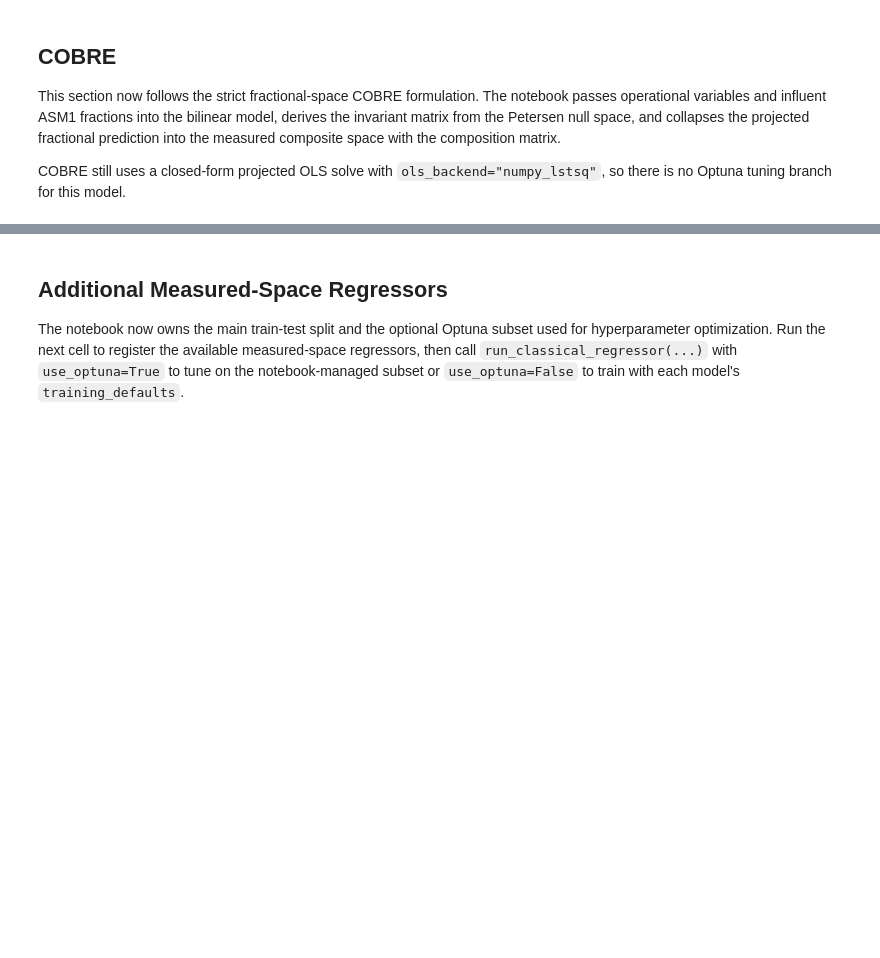
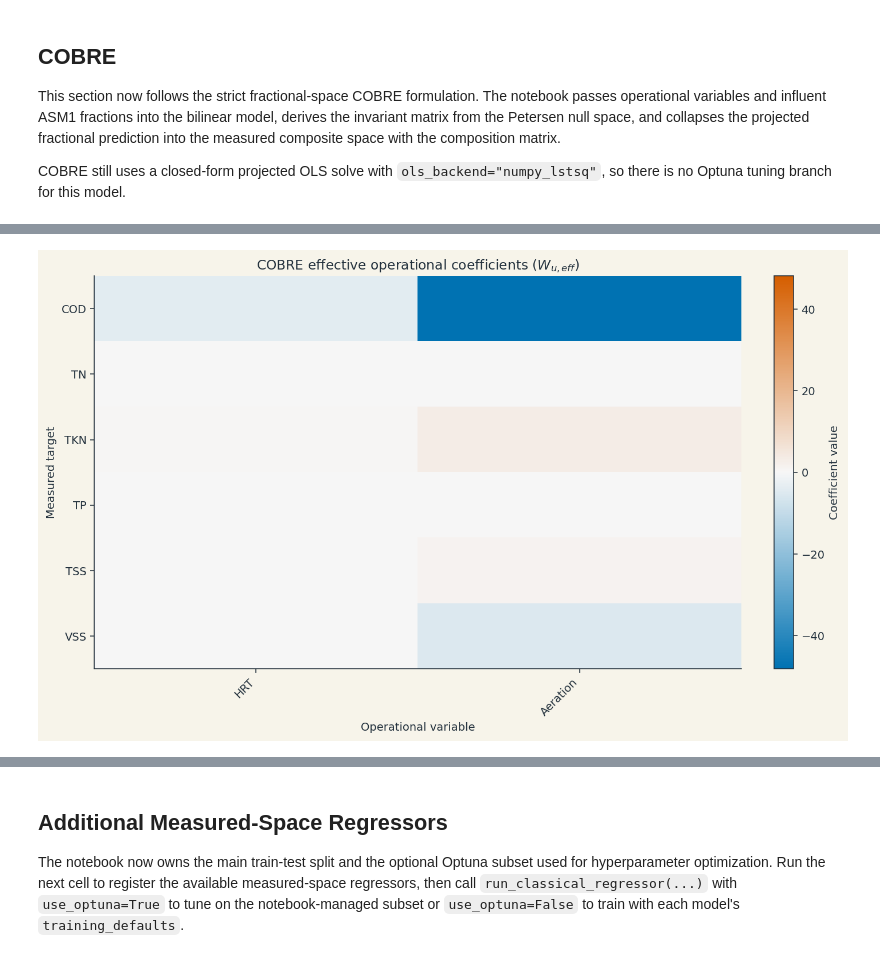
Before and after one commit to egbertoselerio1997/pibre-model, a Jupyter notebook: main.ipynb, the cells around one changed output, grey strips where cells are left out. Cells and saved outputs as stored; diff of their text form; code cells hidden in the pictures; blank space fills up the shorter version.

Commit message:
Revised plot for heatmap.

```diff
--- a/main.ipynb
+++ b/main.ipynb
@@ -396,3 +396,86 @@ Saved metrics summary: C:\Users\eselerio\projects\pibre-model\results\cobre\metr
 |  | count | mean | std | min | 25% | 50% | 75% | max |
 | raw_constraint_l2 | 2000.0 | 5.991861e+04 | 1.822054e+04 | 2.889689e+04 | 4.371697e+04 | 5.940236e+04 | 7.573065e+04 | 9.374183e+04 |
 | projected_constraint_l2 | 2000.0 | 4.842017e-11 | 1.936333e-11 | 1.064536e-11 | 3.340962e-11 | 4.448628e-11 | 5.912546e-11 | 1.218969e-10 |
+# %%
+import matplotlib.pyplot as plt
+
+from src.utils.plot import (
+    plot_coefficient_bar_chart,
+    plot_coefficient_heatmap,
+    plot_coefficient_tensor_heatmaps,
+)
+
+effective_coefficients = cobre_result["model_bundle"]["effective_coefficients"]
+measured_targets = list(metadata["measured_output_columns"])
+operational_variables = list(metadata["operational_columns"])
+influent_fractional_variables = list(metadata["state_columns"])
+
+figure, _ = plot_coefficient_heatmap(
+    effective_coefficients["W_u"],
+    row_labels=measured_targets,
+    column_labels=operational_variables,
+    title=r"COBRE effective operational coefficients ($W_{u,eff}$)",
+    x_label="Operational variable",
+    y_label="Measured target",
+)
+display(figure)
+plt.close(figure)
+
+figure, _ = plot_coefficient_heatmap(
+    effective_coefficients["W_in"],
+    row_labels=measured_targets,
+    column_labels=influent_fractional_variables,
+    title=r"COBRE effective influent coefficients ($W_{in,eff}$)",
+    x_label="Influent fractional variable",
+    y_label="Measured target",
+)
+display(figure)
+plt.close(figure)
+
+figure, _ = plot_coefficient_bar_chart(
+    effective_coefficients["b"],
+    labels=measured_targets,
+    title=r"COBRE effective bias coefficients ($b_{eff}$)",
+    x_label="Measured target",
+    y_label="Coefficient value",
+)
+display(figure)
+plt.close(figure)
+
+figure, _ = plot_coefficient_tensor_heatmaps(
+    effective_coefficients["Theta_uu"],
+    target_labels=measured_targets,
+    row_labels=operational_variables,
+    column_labels=operational_variables,
+    title=r"COBRE effective operational interaction coefficients ($\Theta_{uu,eff}$)",
+    x_label="Operational variable",
+    y_label="Operational variable",
+)
+display(figure)
+plt.close(figure)
+
+figure, _ = plot_coefficient_tensor_heatmaps(
+    effective_coefficients["Theta_cc"],
+    target_labels=measured_targets,
+    row_labels=influent_fractional_variables,
+    column_labels=influent_fractional_variables,
+    title=r"COBRE effective influent interaction coefficients ($\Theta_{cc,eff}$)",
+    x_label="Influent fractional variable",
+    y_label="Influent fractional variable",
+)
+display(figure)
+plt.close(figure)
+
+figure, _ = plot_coefficient_tensor_heatmaps(
+    effective_coefficients["Theta_uc"],
+    target_labels=measured_targets,
+    row_labels=operational_variables,
+    column_labels=influent_fractional_variables,
+    title=r"COBRE effective operational-influent interaction coefficients ($\Theta_{uc,eff}$)",
+    x_label="Influent fractional variable",
+    y_label="Operational variable",
+)
+display(figure)
+plt.close(figure)
+# %% [output]
+[figure, added]
```
Also changed, not shown: parts of 3 cells of this notebook, 4 other files.
